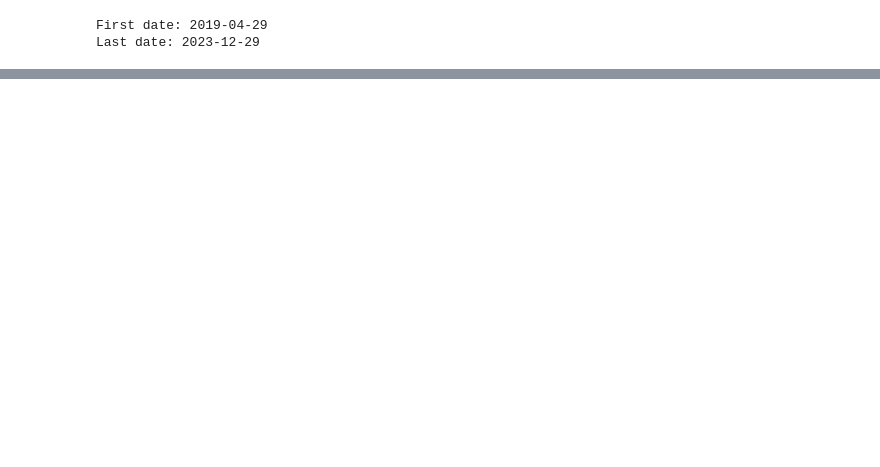
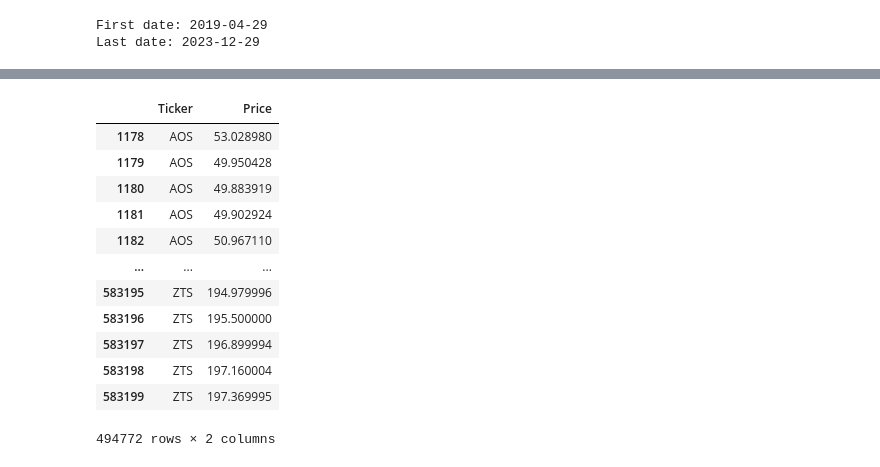
Before and after one commit to NickJS1231/Final-Project, a Jupyter notebook: Get_data - Copy.ipynb, the cells around one changed output, grey strips where cells are left out. Cells and saved outputs as stored; diff of their text form; code cells hidden in the pictures; blank space fills up the shorter version.

```diff
--- a/Get_data - Copy.ipynb
+++ b/Get_data - Copy.ipynb
@@ -237,19 +136,0 @@ dtype: int64
-# %%
-esg_df = pd.read_csv("esg_scores.csv")
-
-sp500_df['Year'] = sp500_df['Year'].astype(int)
-esg_df['year'] = esg_df['year'].astype(int)
-
-sp500_df_lim23 = sp500_df[sp500_df['Year'] <= 2023]
-
-sp500_df_w_scores = sp500_df_lim23.merge(
-                                    esg_df,
-                                    left_on=['Year','Ticker'],
-                                    right_on=['year','Company_Symbol'],
-                                    how='left',
-                                    validate="m:1"
-)
-
-sp500_df_w_scores.drop(columns=['year','Company_Symbol'], inplace=True)
-sp500_df_w_scores = sp500_df_w_scores.dropna(subset=['Total-Score'])
-sp500_df_w_scores
@@ -288,0 +137,17 @@ sp500_df_w_scores[sp500_df_w_scores['Ticker'] == 'GOOGL']
+# %%
+prices_firm = sp500_df_w_scores[['Ticker', 'Price']]
+prices_firm
+# %% [output]
+|  | Ticker | Price |
+| 1178 | AOS | 53.028980 |
+| 1179 | AOS | 49.950428 |
+| 1180 | AOS | 49.883919 |
+| 1181 | AOS | 49.902924 |
+| 1182 | AOS | 50.967110 |
+| ... | ... | ... |
+| 583195 | ZTS | 194.979996 |
+| 583196 | ZTS | 195.500000 |
+| 583197 | ZTS | 196.899994 |
+| 583198 | ZTS | 197.160004 |
+| 583199 | ZTS | 197.369995 |
+494772 rows × 2 columns
```
Also changed, not shown: parts of 21 cells of this notebook, 3 other files.
